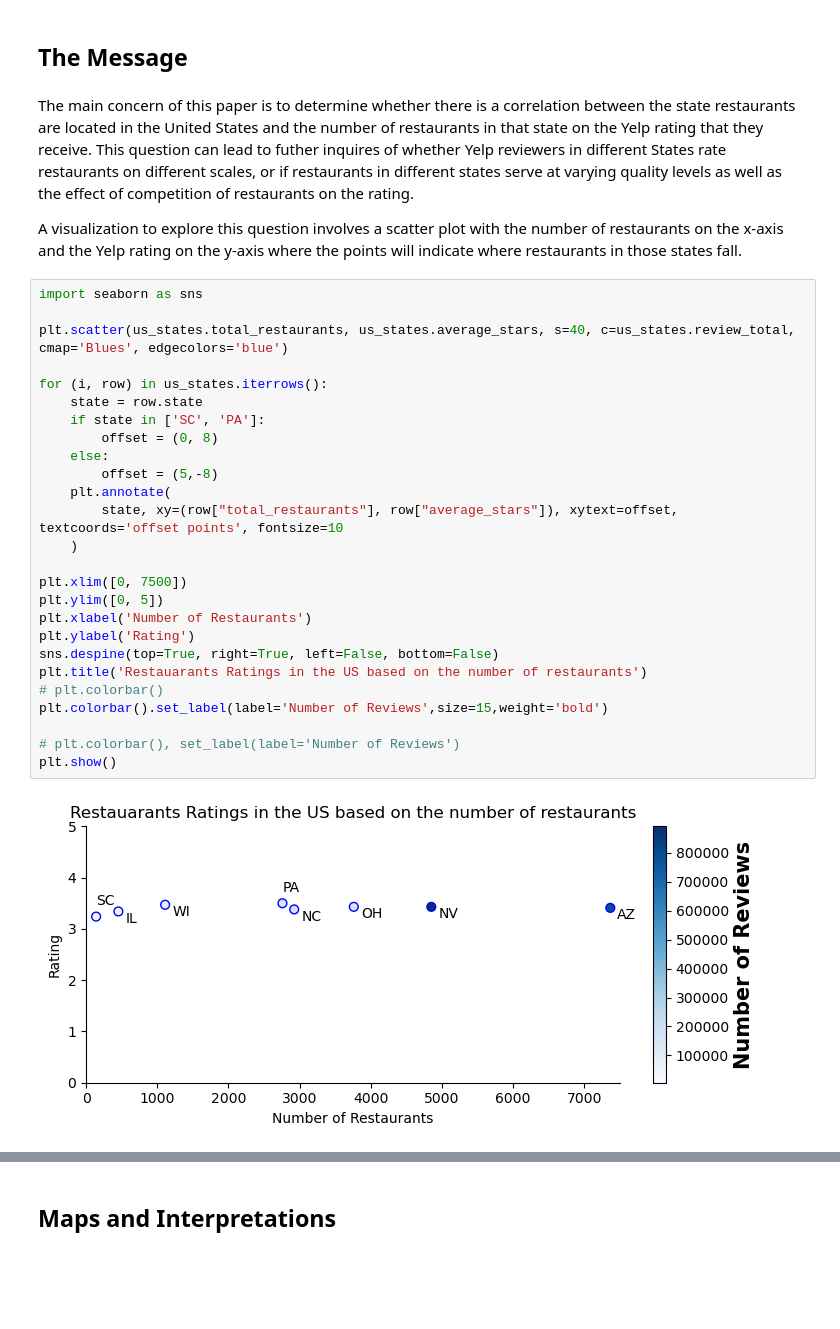
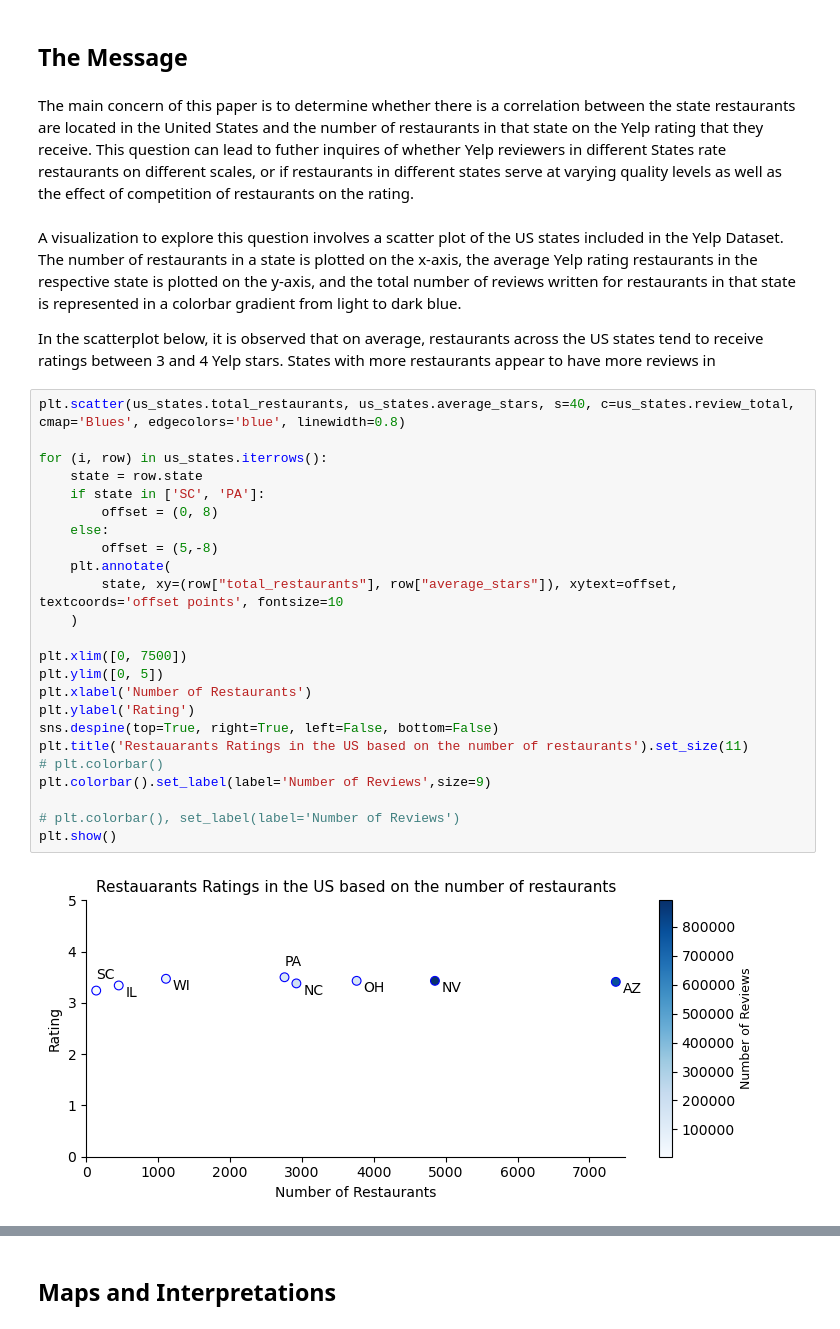
Before and after one commit to vvickychan/yelp-code, a Jupyter notebook: yelp.ipynb, the cells around one changed output, grey strips where cells are left out. Saved outputs shown, nothing was run; the diff lists cells and outputs as text; blank space fills up the shorter version.

```diff
--- a/yelp.ipynb
+++ b/yelp.ipynb
@@ -599,33 +578,33 @@ plt.show()
 ## The Message
 # %% [markdown]
 The main concern of this paper is to determine whether there is a correlation between the state restaurants are located in the United States and the number of restaurants in that state on the Yelp rating that they receive. This question can lead to futher inquires of whether Yelp reviewers in different States rate restaurants on different scales, or if restaurants in different states serve at varying quality levels as well as the effect of competition of restaurants on the rating.
-
-A visualization to explore this question involves a scatter plot with the number of restaurants on the x-axis and the Yelp rating on the y-axis where the points will indicate where restaurants in those states fall.
+# %% [markdown]
+A visualization to explore this question involves a scatter plot of the US states included in the Yelp Dataset. The number of restaurants in a state is plotted on the x-axis, the average Yelp rating restaurants in the respective state is plotted on the y-axis, and the total number of reviews written for restaurants in that state is represented in a colorbar gradient from light to dark blue.
+
+In the scatterplot below, it is observed that on average, restaurants across the US states tend to receive ratings between 3 and 4 Yelp stars. States with more restaurants appear to have more reviews in
 # %%
-import seaborn as sns
-
-plt.scatter(us_states.total_restaurants, us_states.average_stars, s=40, c=us_states.review_total, cmap='Blues', edgecolors='blue')
+plt.scatter(us_states.total_restaurants, us_states.average_stars, s=40, c=us_states.review_total, cmap='Blues', edgecolors='blue', linewidth=0.8)
 
 for (i, row) in us_states.iterrows():
     state = row.state
     if state in ['SC', 'PA']:
         offset = (0, 8)
     else:
         offset = (5,-8)
     plt.annotate(
         state, xy=(row["total_restaurants"], row["average_stars"]), xytext=offset, textcoords='offset points', fontsize=10
     )
 
 plt.xlim([0, 7500])
 plt.ylim([0, 5])
 plt.xlabel('Number of Restaurants')
 plt.ylabel('Rating')
 sns.despine(top=True, right=True, left=False, bottom=False)
-plt.title('Restauarants Ratings in the US based on the number of restaurants')
+plt.title('Restauarants Ratings in the US based on the number of restaurants').set_size(11)
 # plt.colorbar()
-plt.colorbar().set_label(label='Number of Reviews',size=15,weight='bold')
+plt.colorbar().set_label(label='Number of Reviews',size=9)
 
 # plt.colorbar(), set_label(label='Number of Reviews')
 plt.show()
 # %% [output]
-[figure, old version]
+[figure, new version]
```
Also changed, not shown: parts of 12 cells of this notebook.
